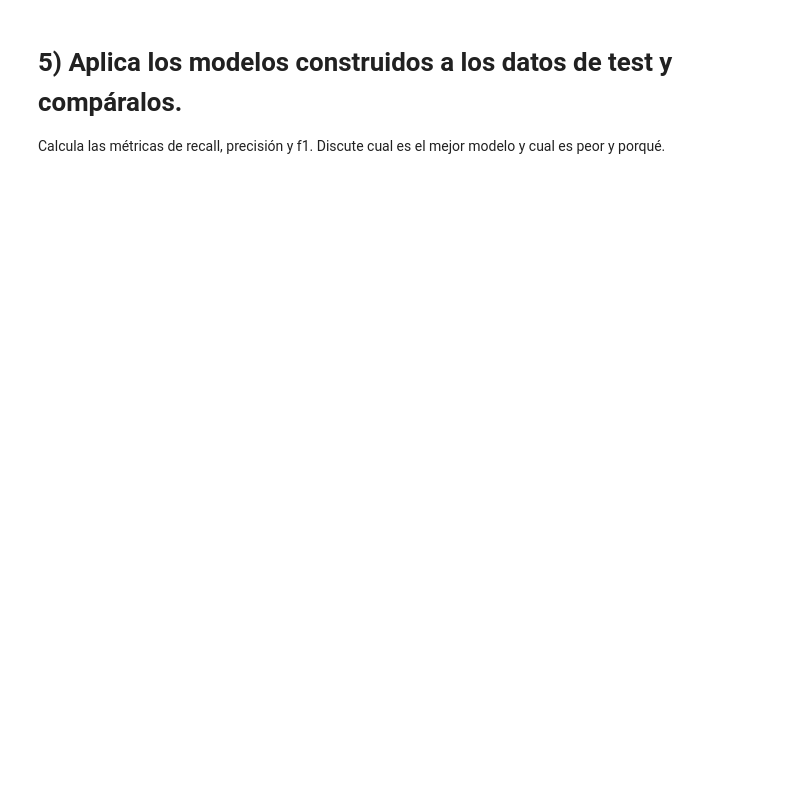
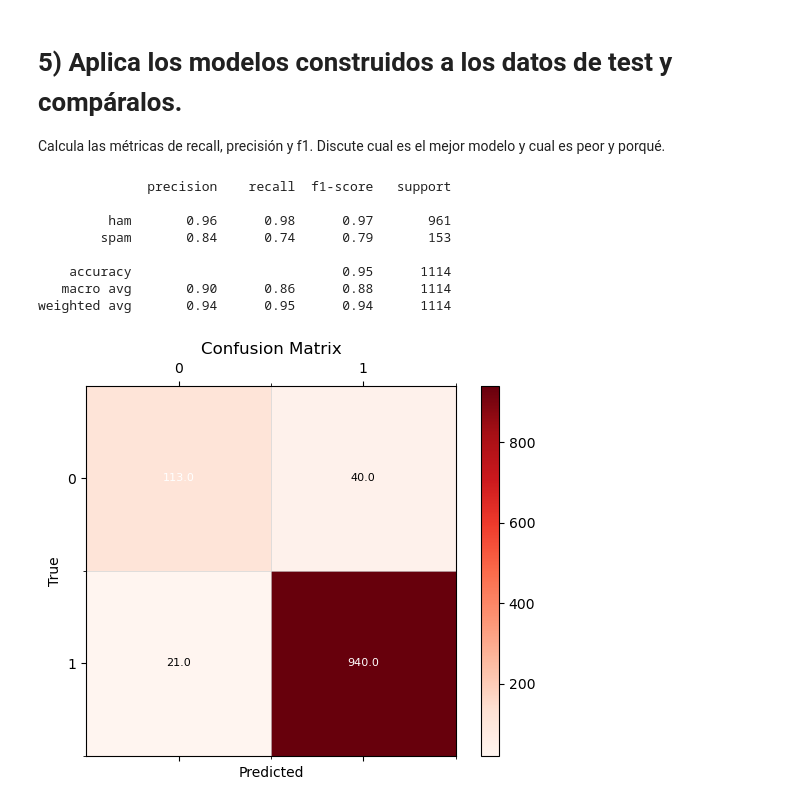
Before and after one commit to ALK222/IA2, a Jupyter notebook: labs/2024/lab4/P4_pln_2324_enunciado.ipynb, the cells around one changed output. Saved outputs shown, nothing was run; the diff lists cells and outputs as text; code cells hidden in the pictures; blank space fills up the shorter version.

```diff
--- a/labs/2024/lab4/P4_pln_2324_enunciado.ipynb
+++ b/labs/2024/lab4/P4_pln_2324_enunciado.ipynb
@@ -300,0 +391,8 @@ Justifica tus decisiones y explica los resultados obtenidos.
+# %%
+labels = df.v1.to_numpy()
+def transform_label(x):
+    return 1 if x == 'spam' else 0
+labels = np.array([transform_label(x) for x in labels])
+# %%
+X_train, X_test, y_train, y_test = train_test_split(data, labels, test_size=0.4, random_state=RANDOM_STATE)
+X_test, X_val, y_test, y_val = train_test_split(X_test, y_test, test_size=0.5, random_state=RANDOM_STATE)
@@ -300,0 +495,10 @@ Justifica tus decisiones y explica los resultados obtenidos.
+# %%
+embedding_dim = 50
+
+embedding_matrix = np.zeros((max_words, embedding_dim))
+for word, i in word_index.items():
+    embedding_vector = embeddings_index.get(word)
+    if i < max_words:
+        if embedding_vector is not None:
+            # Words not found in embedding index will be all-zeros.
+            embedding_matrix[i] = embedding_vector
@@ -305,0 +662,30 @@ Discute cual es el mejor modelo y cual es peor y porqué.
+# %%
+import seaborn as sn
+import matplotlib.pyplot as plt
+%matplotlib inline
+#En el output de esta celda se puede ver que las cantidades en support cuadran en categoría con las de arriba.
+
+target_names = list(df["v1"].unique())
+
+# creamos una variable auxiliar para las predicciones
+predictions = [1 if x == 'spam' else 0 for x in tree_test_predictions]
+print(classification_report(
+    y_test, predictions, target_names=target_names))
+
+# Dibuja la matriz de confusión.
+# Analiza los resultados obtenidos.
+#------------------------------------------------------------------------------
+
+
+# creamos la matriz de confusion
+conf_matrix = plot_confusion_matrix(y_test, predictions, len(target_names))
+# %% [output]
+              precision    recall  f1-score   support
+
+         ham       0.96      0.98      0.97       961
+        spam       0.84      0.74      0.79       153
+
+    accuracy                           0.95      1114
+   macro avg       0.90      0.86      0.88      1114
+weighted avg       0.94      0.95      0.94      1114
+[figure, added]
```
Also changed, not shown: parts of 30 cells of this notebook, 6 other files.
